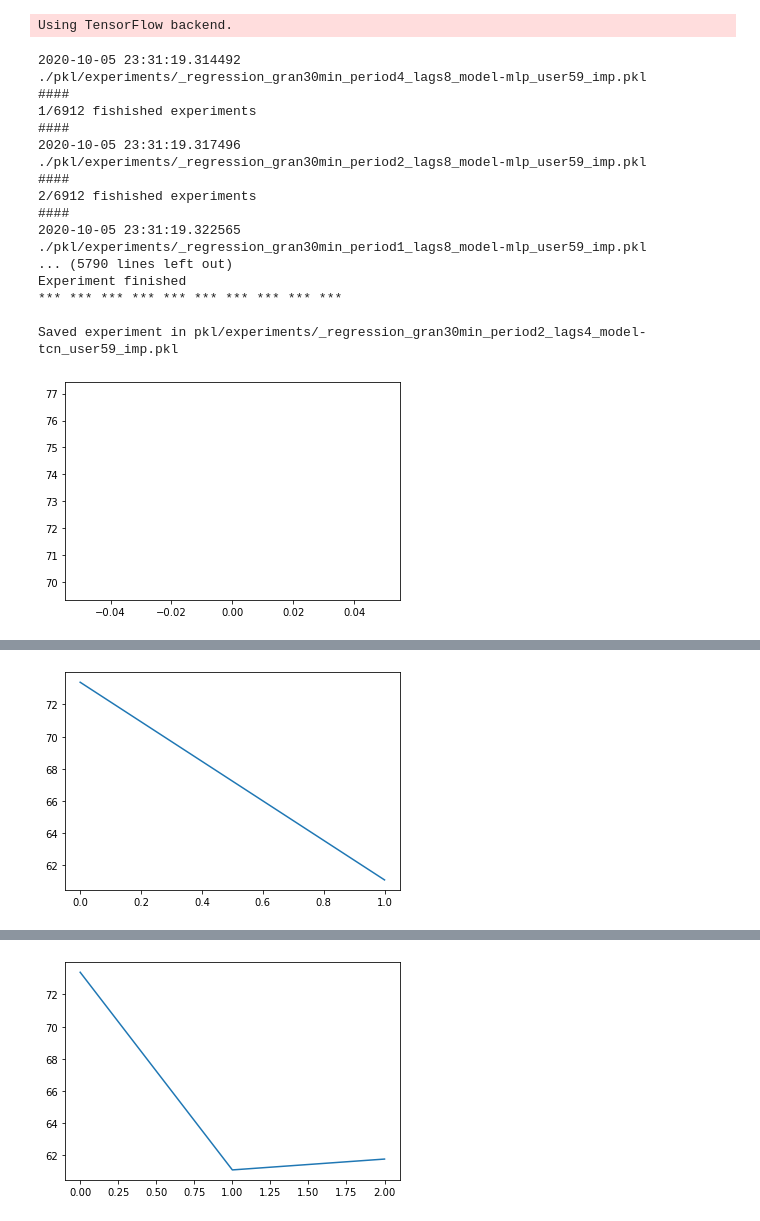
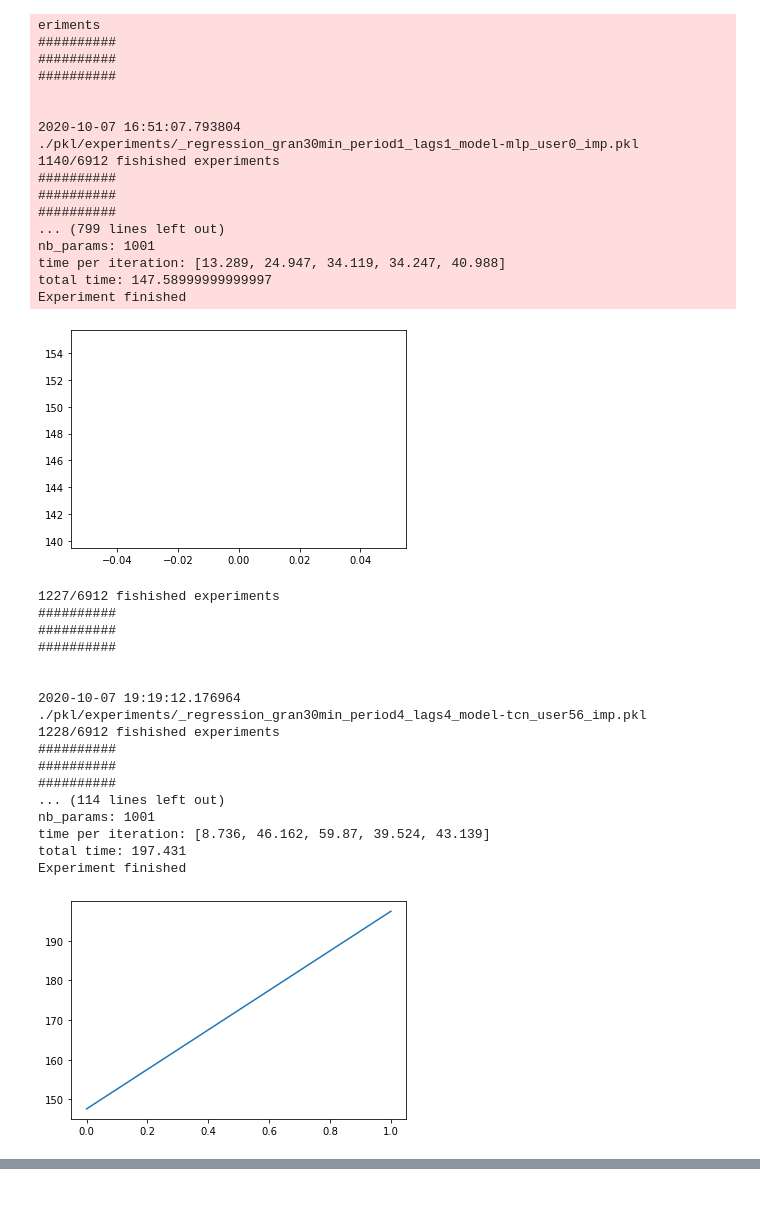
Before and after one commit to sailaperc/sedentarism-prediction, a Jupyter notebook: running.ipynb, the cells around one changed output, grey strips where cells are left out. Cells and saved outputs as stored; diff of their text form; code cells hidden in the pictures.

Commit message:
printing model hyperparmenter for each experimetn

```diff
--- a/running.ipynb
+++ b/running.ipynb
@@ -1,27 +1,44 @@
 # %%
 import os
 import pickle as pkl
 from experiments.experiment_running import run_all_experiments
 def fitness():
     pass
-run_all_experiments(reverse_order=True, experiment_verbose=2, fit_verbose=0, model_verbose=1)g
+run_all_experiments(reverse_order=True, experiment_verbose=2, fit_verbose=0, model_verbose=0)
 # %% [output]
-Using TensorFlow backend.
+eriments
+##########
+##########
+##########
+
+
+2020-10-07 16:51:07.793804
+./pkl/experiments/_regression_gran30min_period1_lags1_model-mlp_user0_imp.pkl
+1140/6912 fishished experiments
+##########
+##########
+##########
+... (799 lines left out)
+nb_params: 1001
+time per iteration: [13.289, 24.947, 34.119, 34.247, 40.988]
+total time: 147.58999999999997
+Experiment finished
+[figure, new version]
-2020-10-05 23:31:19.314492
-./pkl/experiments/_regression_gran30min_period4_lags8_model-mlp_user59_imp.pkl
-####
-1/6912 fishished experiments
-####
-2020-10-05 23:31:19.317496
-./pkl/experiments/_regression_gran30min_period2_lags8_model-mlp_user59_imp.pkl
-####
-2/6912 fishished experiments
-####
-2020-10-05 23:31:19.322565
-./pkl/experiments/_regression_gran30min_period1_lags8_model-mlp_user59_imp.pkl
-... (5790 lines left out)
+1227/6912 fishished experiments
+##########
+##########
+##########
+
+
+2020-10-07 19:19:12.176964
+./pkl/experiments/_regression_gran30min_period4_lags4_model-tcn_user56_imp.pkl
+1228/6912 fishished experiments
+##########
+##########
+##########
+... (114 lines left out)
+nb_params: 1001
+time per iteration: [8.736, 46.162, 59.87, 39.524, 43.139]
+total time: 197.431
 Experiment finished
-*** *** *** *** *** *** *** *** *** ***
-
-Saved experiment in pkl/experiments/_regression_gran30min_period2_lags4_model-tcn_user59_imp.pkl
-[figure, old version]
+[figure, new version]
@@ -45 +61,0 @@ Saved experiment in pkl/experiments/_regression_gran30min_period4_lags2_model-tc
-[figure, old version]
@@ -63 +79,0 @@ Saved experiment in pkl/experiments/_regression_gran30min_period1_lags2_model-tc
-[figure, old version]
```
Also changed, not shown: parts of 1 cell of this notebook, 8 other files.
